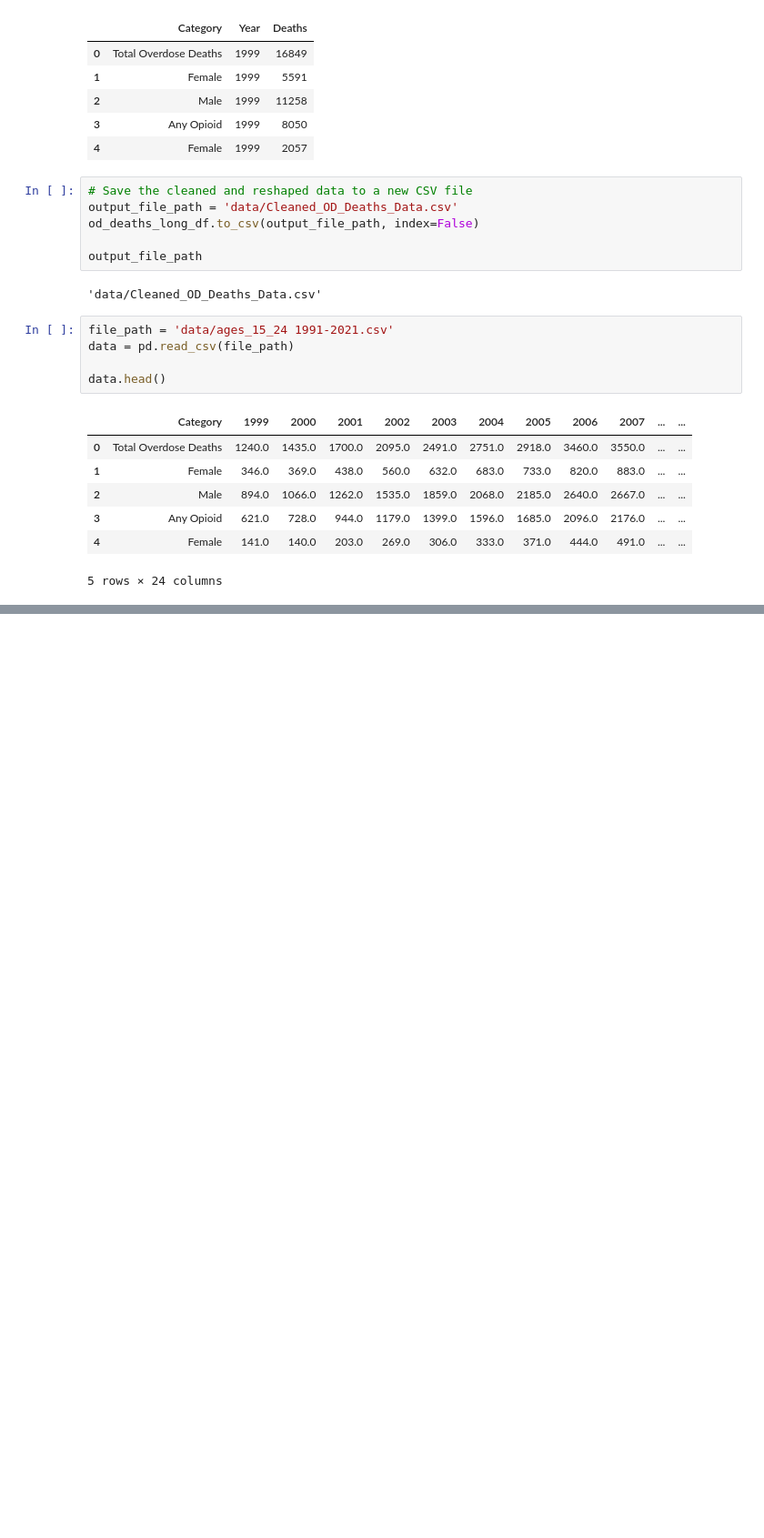
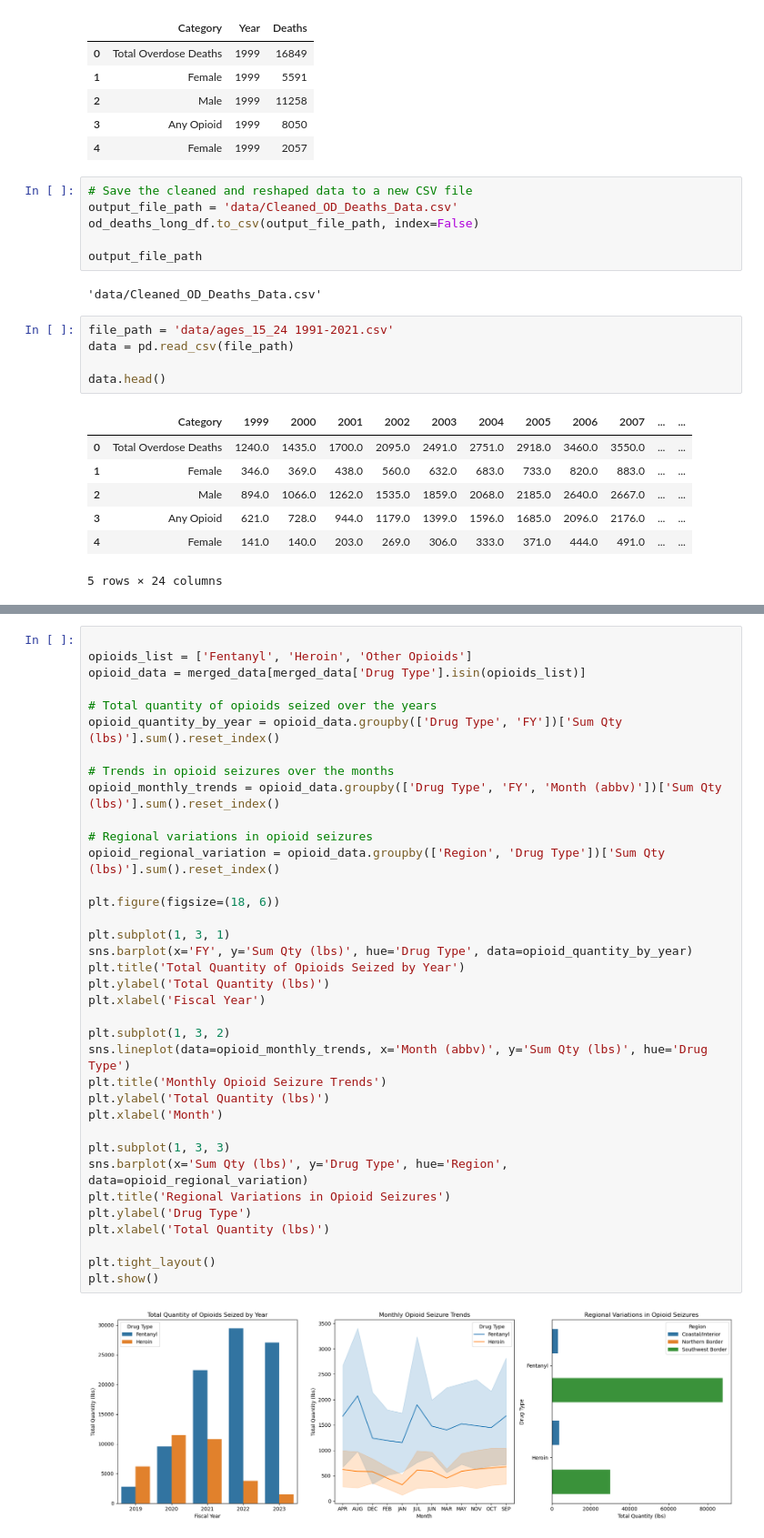
Before and after one commit to Ilissagarcia/OpioidCapstone, a Jupyter notebook: capstone_notebook.ipynb, the cells around one changed output, grey strips where cells are left out. Shown at 91% size. Drawn from its saved outputs; the diff is of its cells as text; blank space fills up the shorter version.

```diff
--- a/capstone_notebook.ipynb
+++ b/capstone_notebook.ipynb
@@ -72,0 +280,38 @@ data.head()
+# %%
+
+opioids_list = ['Fentanyl', 'Heroin', 'Other Opioids']
+opioid_data = merged_data[merged_data['Drug Type'].isin(opioids_list)]
+
+# Total quantity of opioids seized over the years
+opioid_quantity_by_year = opioid_data.groupby(['Drug Type', 'FY'])['Sum Qty (lbs)'].sum().reset_index()
+
+# Trends in opioid seizures over the months
+opioid_monthly_trends = opioid_data.groupby(['Drug Type', 'FY', 'Month (abbv)'])['Sum Qty (lbs)'].sum().reset_index()
+
+# Regional variations in opioid seizures
+opioid_regional_variation = opioid_data.groupby(['Region', 'Drug Type'])['Sum Qty (lbs)'].sum().reset_index()
+
+plt.figure(figsize=(18, 6))
+
+plt.subplot(1, 3, 1)
+sns.barplot(x='FY', y='Sum Qty (lbs)', hue='Drug Type', data=opioid_quantity_by_year)
+plt.title('Total Quantity of Opioids Seized by Year')
+plt.ylabel('Total Quantity (lbs)')
+plt.xlabel('Fiscal Year')
+
+plt.subplot(1, 3, 2)
+sns.lineplot(data=opioid_monthly_trends, x='Month (abbv)', y='Sum Qty (lbs)', hue='Drug Type')
+plt.title('Monthly Opioid Seizure Trends')
+plt.ylabel('Total Quantity (lbs)')
+plt.xlabel('Month')
+
+plt.subplot(1, 3, 3)
+sns.barplot(x='Sum Qty (lbs)', y='Drug Type', hue='Region', data=opioid_regional_variation)
+plt.title('Regional Variations in Opioid Seizures')
+plt.ylabel('Drug Type')
+plt.xlabel('Total Quantity (lbs)')
+
+plt.tight_layout()
+plt.show()
+# %% [output]
+[figure, added]
```
Also changed, not shown: parts of 9 cells of this notebook, 15 other files.
